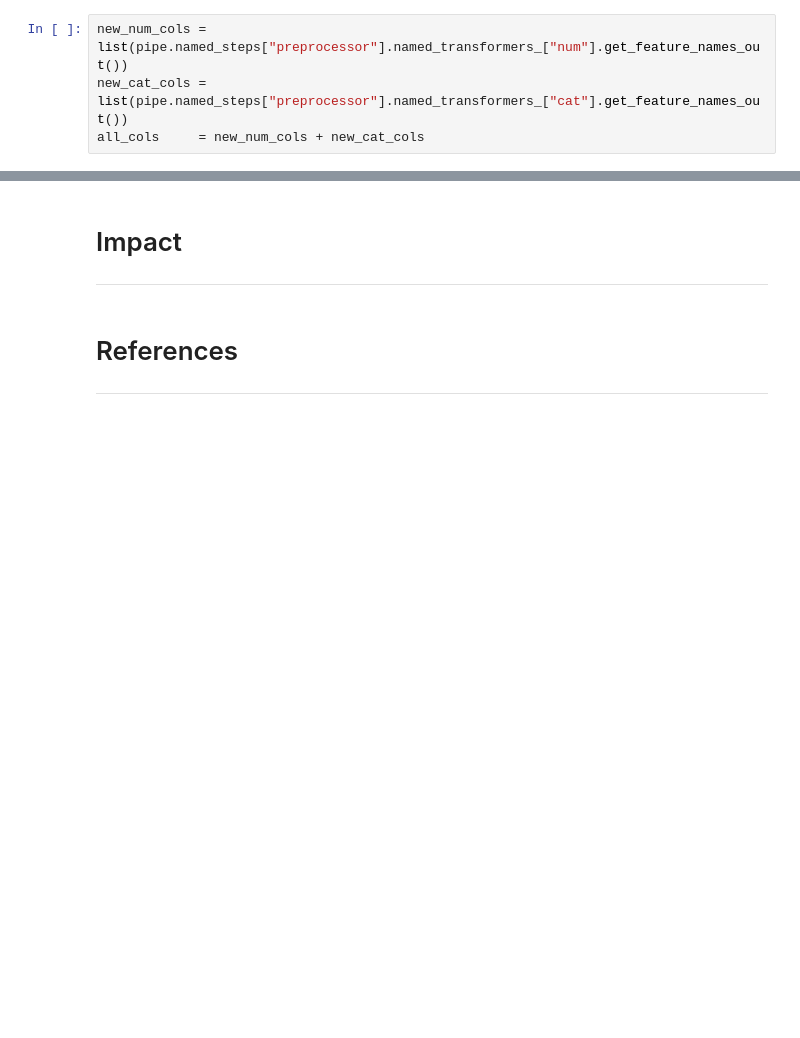
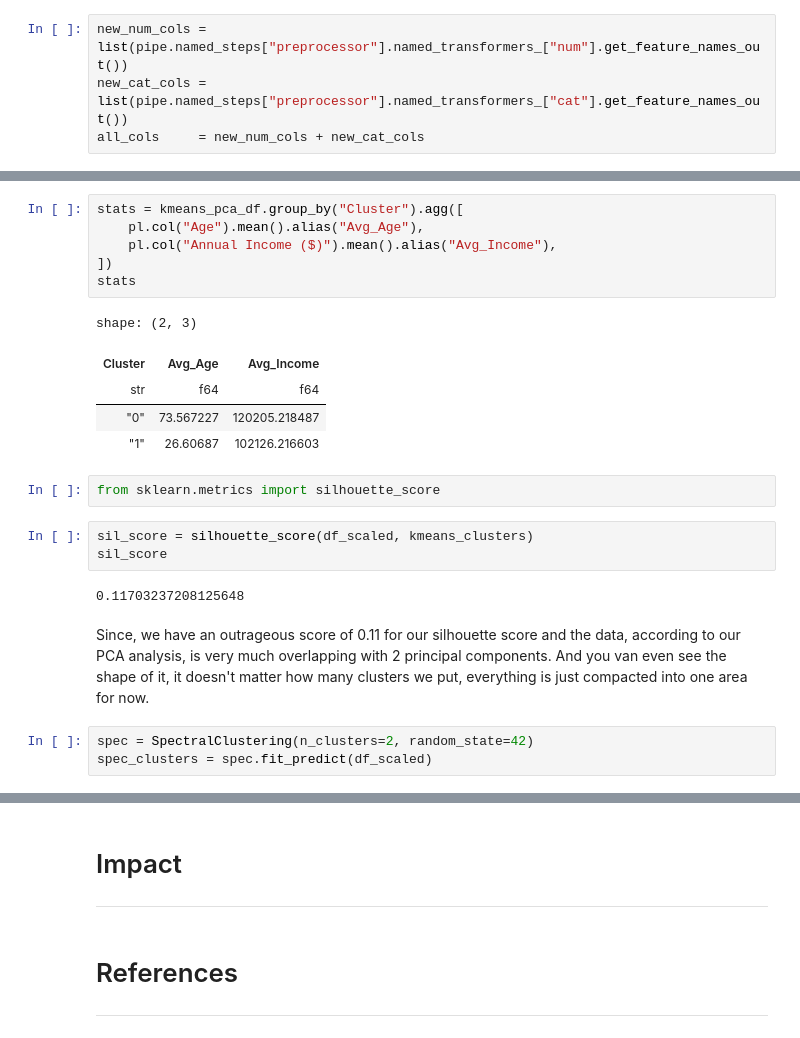
Before and after one commit to RJUNCC/data-modeling-sp500-forecasting, a Jupyter notebook: customer_data.ipynb, the cells around one changed output, grey strips where cells are left out. Saved outputs shown, nothing was run; the diff lists cells and outputs as text; blank space fills up the shorter version.

```diff
--- a/customer_data.ipynb
+++ b/customer_data.ipynb
@@ -272,0 +318,24 @@ alt.Chart(...)
+# %%
+stats = kmeans_pca_df.group_by("Cluster").agg([
+    pl.col("Age").mean().alias("Avg_Age"),
+    pl.col("Annual Income ($)").mean().alias("Avg_Income"),
+])
+stats
+# %% [output]
+shape: (2, 3)
+| Cluster | Avg_Age | Avg_Income |
+| str | f64 | f64 |
+| "0" | 73.567227 | 120205.218487 |
+| "1" | 26.60687 | 102126.216603 |
+# %%
+from sklearn.metrics import silhouette_score
+# %%
+sil_score = silhouette_score(df_scaled, kmeans_clusters)
+sil_score
+# %% [output]
+0.11703237208125648
+# %% [markdown]
+Since, we have an outrageous score of 0.11 for our silhouette score and the data, according to our PCA analysis, is very much overlapping with 2 principal components. And you van even see the shape of it, it doesn't matter how many clusters we put, everything is just compacted into one area for now.
+# %%
+spec = SpectralClustering(n_clusters=2, random_state=42)
+spec_clusters = spec.fit_predict(df_scaled)
```
Also changed, not shown: parts of 30 cells of this notebook, 1 other file.
